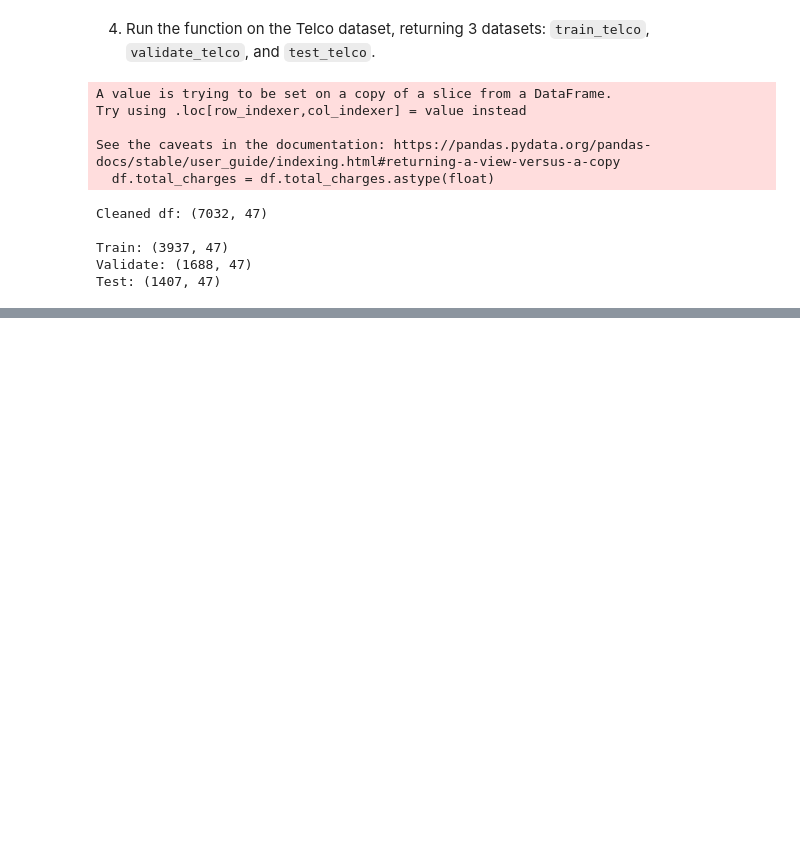
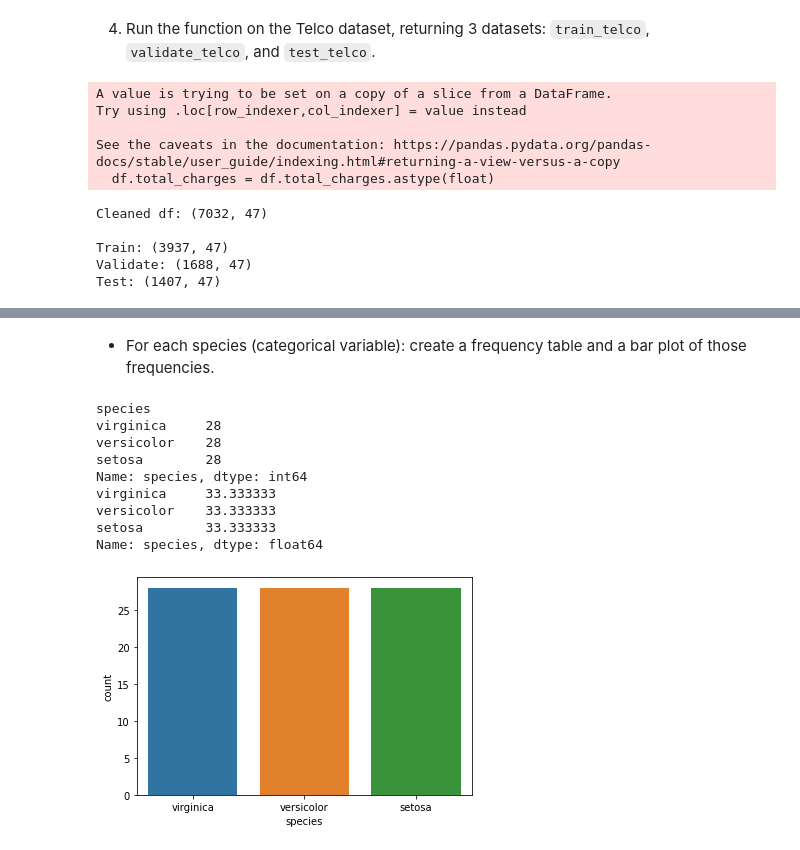
Before and after one commit to markydoug/classification-exercises, a Jupyter notebook: classification_exercises.ipynb, the cells around one changed output, grey strips where cells are left out. Cells and saved outputs as stored; diff of their text form; code cells hidden in the pictures; blank space fills up the shorter version.

```diff
--- a/classification_exercises.ipynb
+++ b/classification_exercises.ipynb
@@ -788,0 +906,20 @@ Test: (1407, 47)
+# %% [markdown]
+- For each species (categorical variable): create a frequency table and a bar plot of those frequencies.
+# %%
+for col in cat_vars:
+    print(col)
+    print(iris_train[col].value_counts())
+    print(iris_train[col].value_counts(normalize=True)*100)
+    sns.countplot(x=col, data=iris_train)
+    plt.show()
+# %% [output]
+species
+virginica     28
+versicolor    28
+setosa        28
+Name: species, dtype: int64
+virginica     33.333333
+versicolor    33.333333
+setosa        33.333333
+Name: species, dtype: float64
+[figure, added]
```
Also changed, not shown: parts of 24 cells of this notebook.
